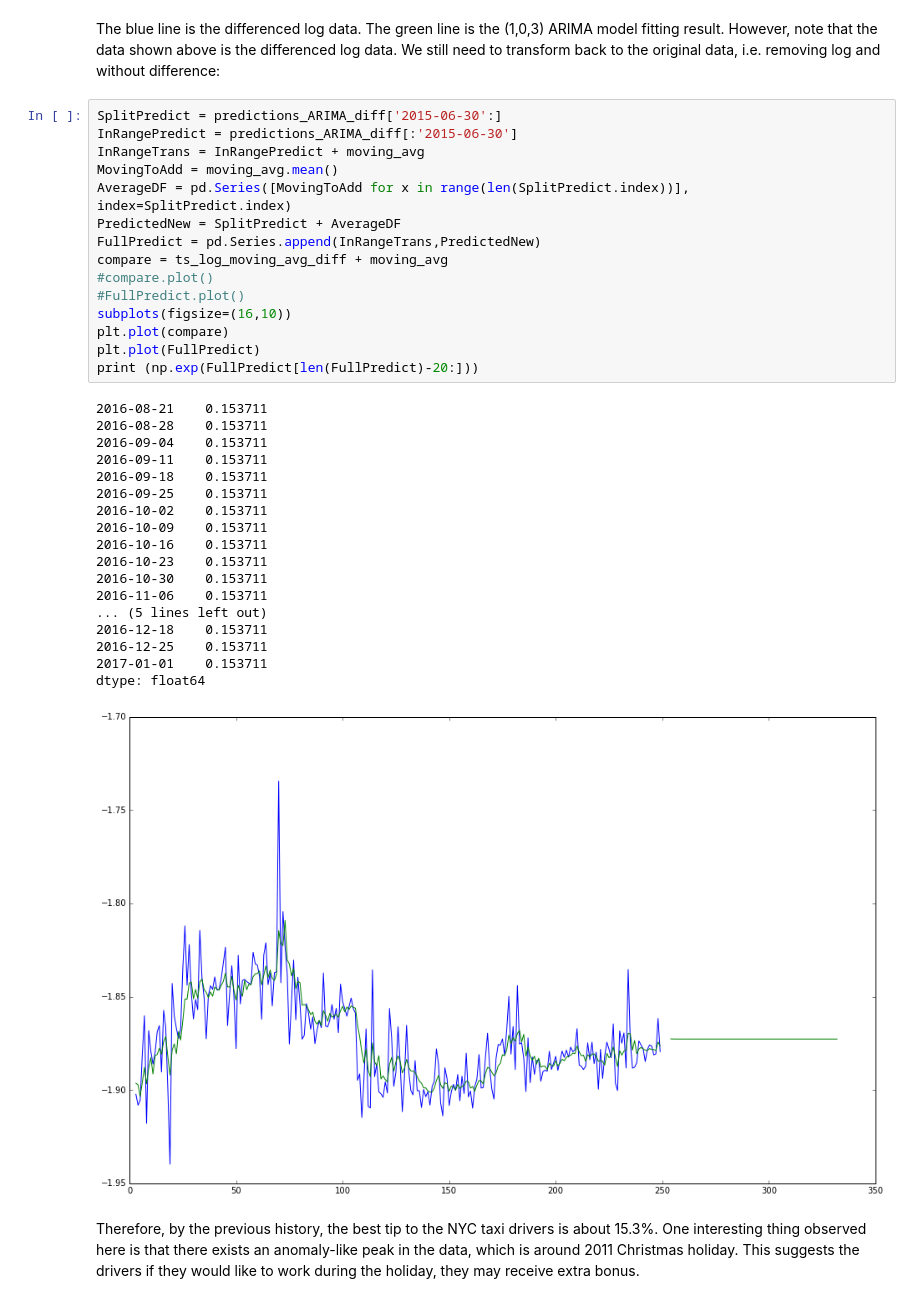
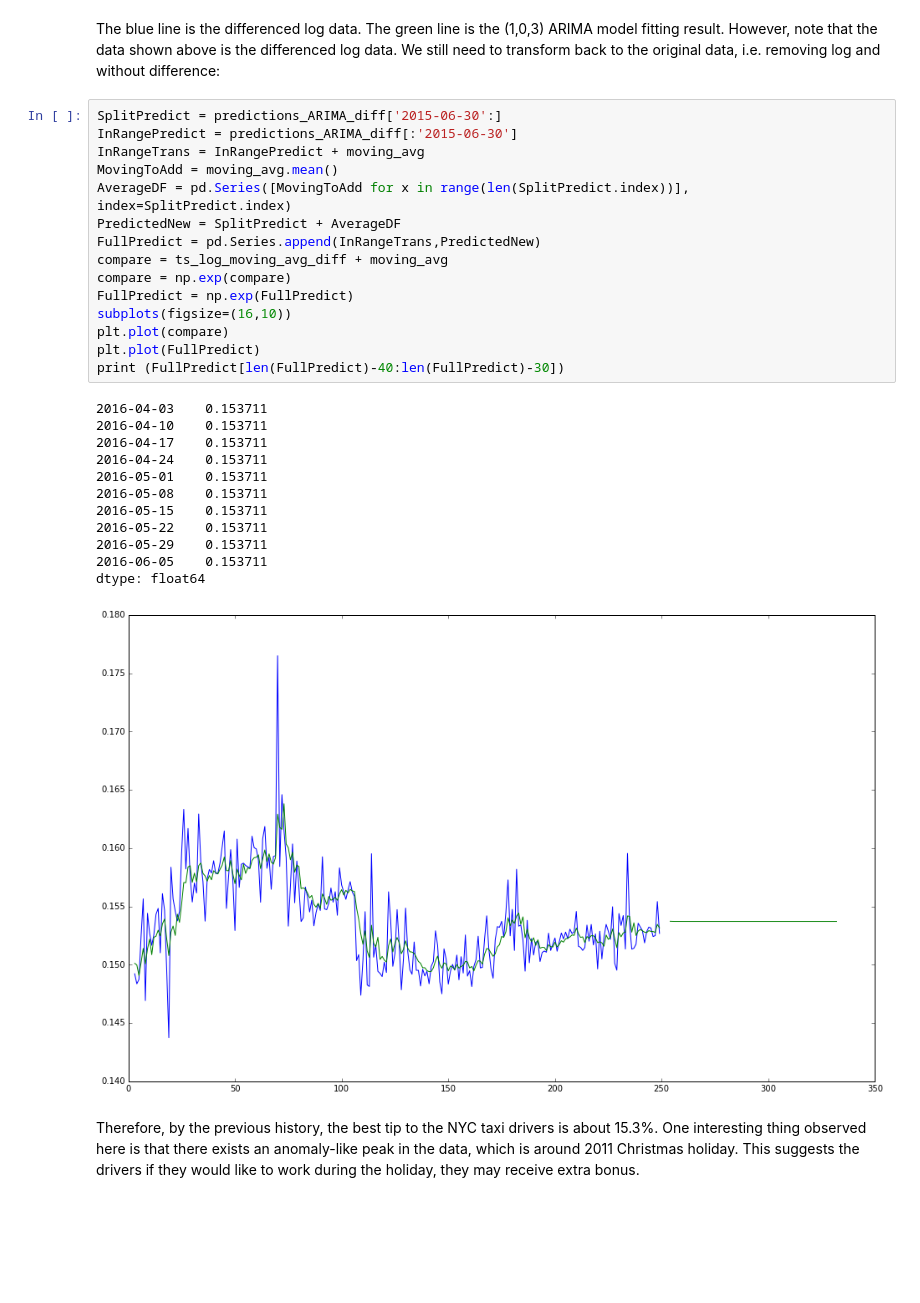
Before and after one commit to HsiangHung/TIPMAX, a Jupyter notebook: time-series_analysis/taxidata.ipynb, the cells around one changed output. Cells and saved outputs as stored; diff of their text form; blank space fills up the shorter version.

```diff
--- a/time-series_analysis/taxidata.ipynb
+++ b/time-series_analysis/taxidata.ipynb
@@ -446,36 +446,30 @@ The blue line is the differenced log data. The green line is the (1,0,3) ARIMA m
 # %%
 SplitPredict = predictions_ARIMA_diff['2015-06-30':]
 InRangePredict = predictions_ARIMA_diff[:'2015-06-30']
 InRangeTrans = InRangePredict + moving_avg
 MovingToAdd = moving_avg.mean()
 AverageDF = pd.Series([MovingToAdd for x in range(len(SplitPredict.index))], index=SplitPredict.index)
 PredictedNew = SplitPredict + AverageDF
 FullPredict = pd.Series.append(InRangeTrans,PredictedNew)
 compare = ts_log_moving_avg_diff + moving_avg
-#compare.plot()
-#FullPredict.plot()
+compare = np.exp(compare)
+FullPredict = np.exp(FullPredict)
 subplots(figsize=(16,10))
 plt.plot(compare)
 plt.plot(FullPredict)
-print (np.exp(FullPredict[len(FullPredict)-20:]))
+print (FullPredict[len(FullPredict)-40:len(FullPredict)-30])
 # %% [output]
-2016-08-21    0.153711
-2016-08-28    0.153711
-2016-09-04    0.153711
-2016-09-11    0.153711
-2016-09-18    0.153711
-2016-09-25    0.153711
-2016-10-02    0.153711
-2016-10-09    0.153711
-2016-10-16    0.153711
-2016-10-23    0.153711
-2016-10-30    0.153711
-2016-11-06    0.153711
-... (5 lines left out)
-2016-12-18    0.153711
-2016-12-25    0.153711
-2017-01-01    0.153711
+2016-04-03    0.153711
+2016-04-10    0.153711
+2016-04-17    0.153711
+2016-04-24    0.153711
+2016-05-01    0.153711
+2016-05-08    0.153711
+2016-05-15    0.153711
+2016-05-22    0.153711
+2016-05-29    0.153711
+2016-06-05    0.153711
 dtype: float64
-[figure, old version]
+[figure, new version]
 # %% [markdown]
 Therefore, by the previous history, the best tip to the NYC taxi drivers is about 15.3%. One interesting thing observed here is that there exists an anomaly-like peak in the data, which is around 2011 Christmas holiday. This suggests the drivers if they would like to work during the holiday, they may receive extra bonus.
```
